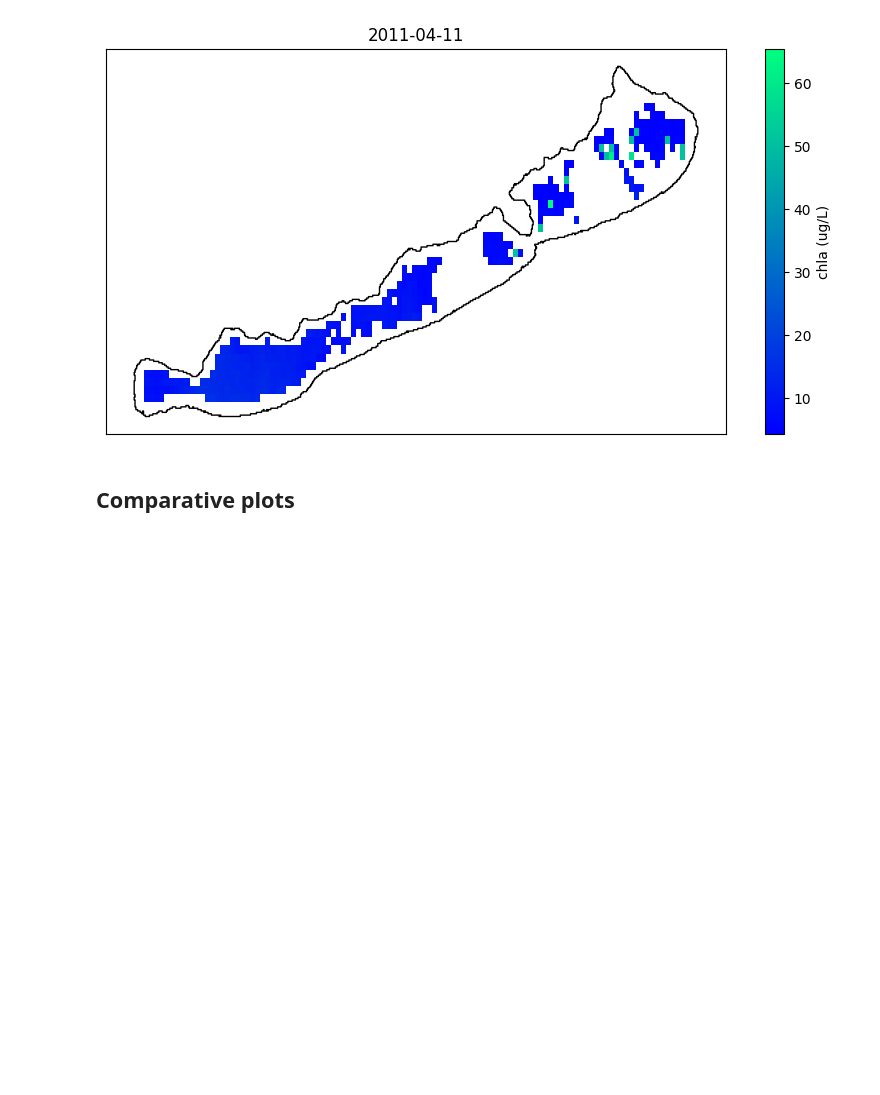
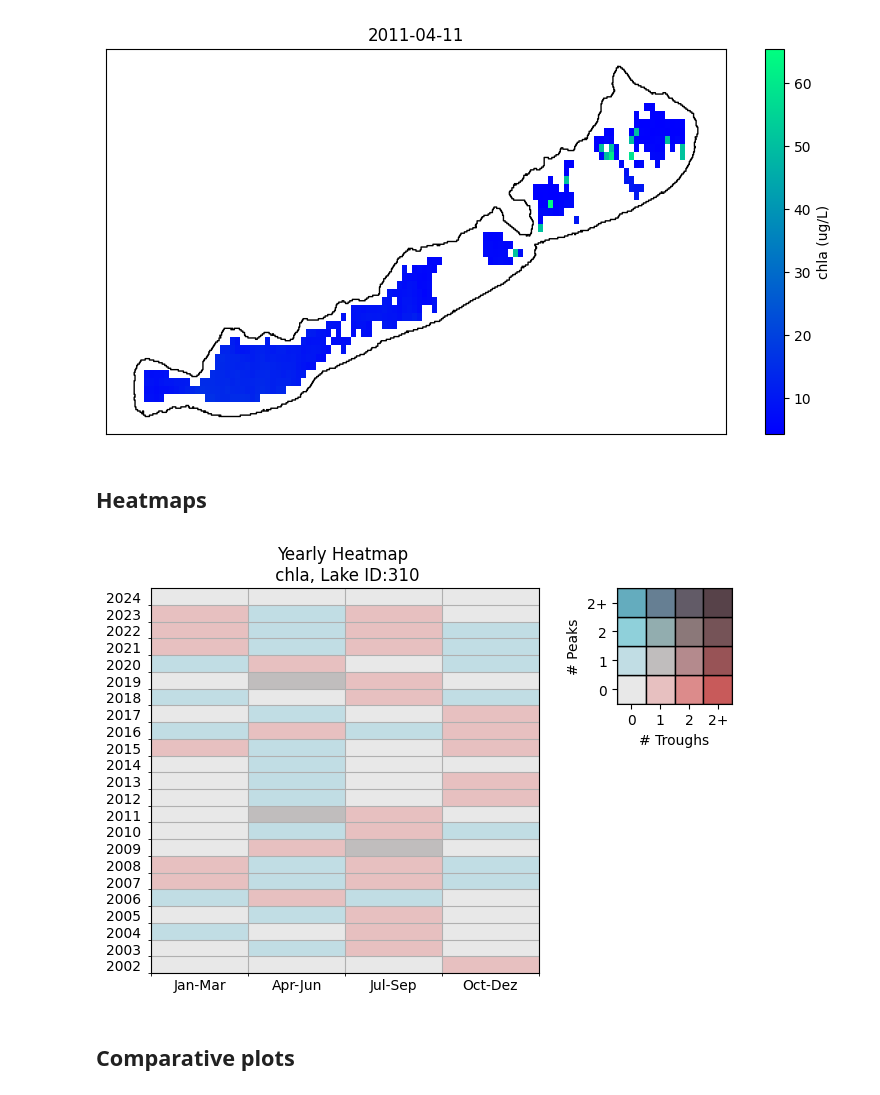
Before and after one commit to eawag-surface-waters-research/cci-cyano-production, a Jupyter notebook: notebooks/example_plotting.ipynb, the cells around one changed output. Drawn from its saved outputs; the diff is of its cells as text; code cells hidden in the pictures; blank space fills up the shorter version.

Commit message:
added heatmap functionlity

```diff
--- a/notebooks/example_plotting.ipynb
+++ b/notebooks/example_plotting.ipynb
@@ -221,6 +221,13 @@ chla_v3.single_day_map(manual_date)
 # %% [output]
 <matplotlib.image.AxesImage at 0x...>
 [figure]
+# %% [markdown]
+## Heatmaps
+# %%
+fig, ax = chla_v3.yearly_heatmap(latitude=i, longitude=j, color_scheme='teal-red')
+plt.show()
+# %% [output]
+[figure, added]
 # %% [markdown]
 ## Comparative plots
 # %%
```
Also changed, not shown: parts of 1 cell of this notebook, 2 other files.
